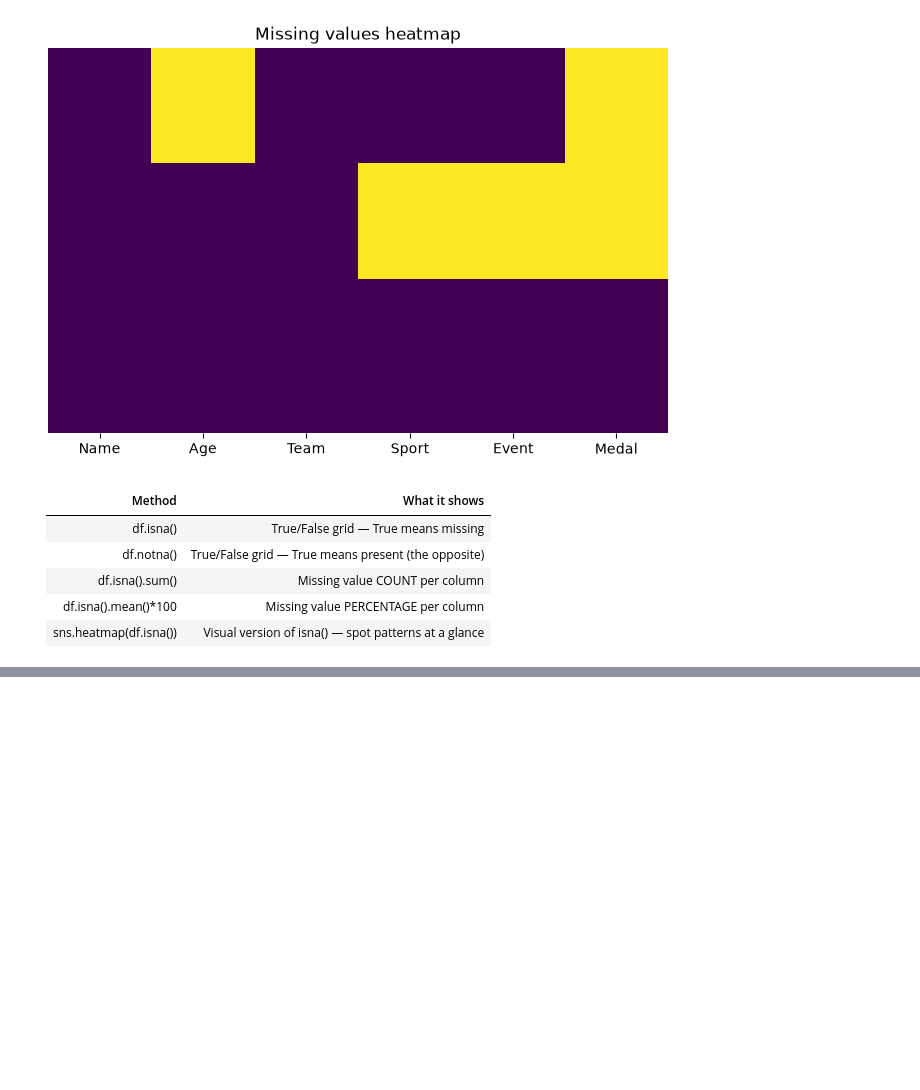
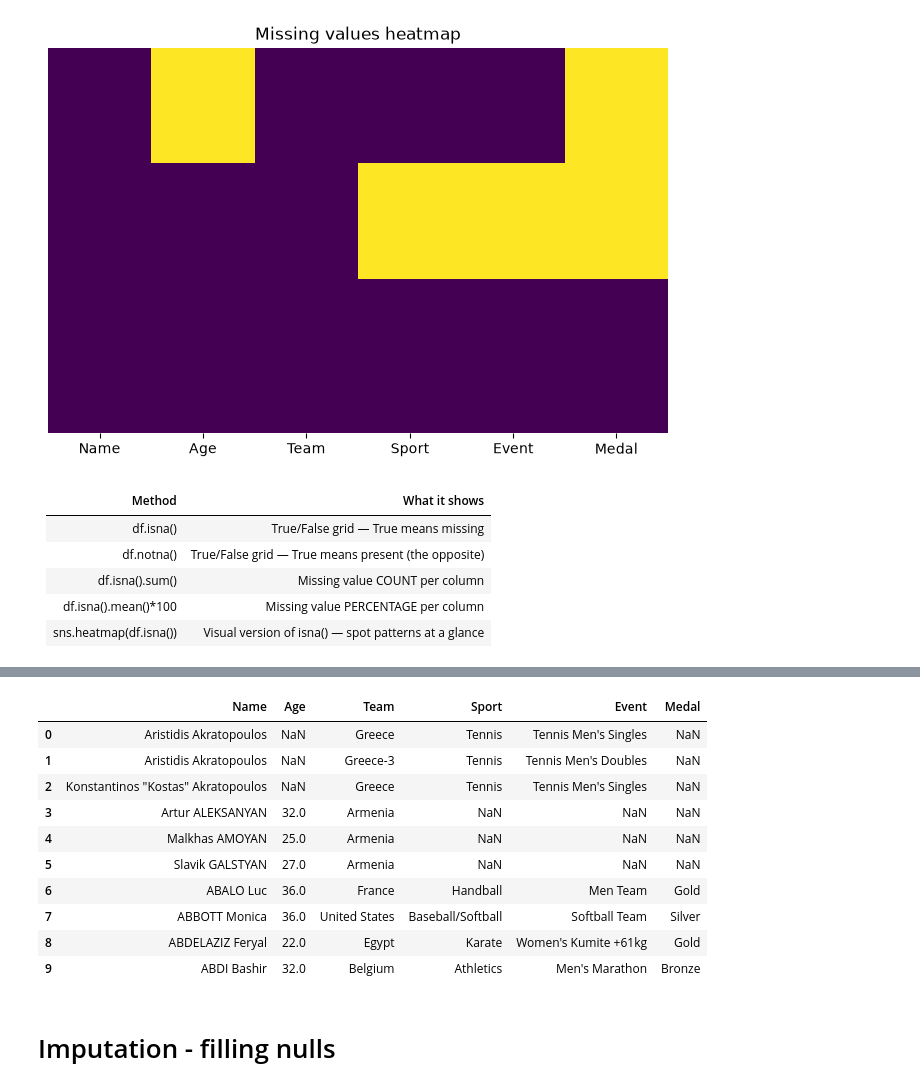
Before and after one commit to Ramya-101999/Python-Class, a Jupyter notebook: Data Cleaning 1 .ipynb, the cells around one changed output, grey strips where cells are left out. Cells and saved outputs as stored; diff of their text form; code cells hidden in the pictures; blank space fills up the shorter version.

```diff
--- a/Data Cleaning 1 .ipynb
+++ b/Data Cleaning 1 .ipynb
@@ -118,0 +121,9 @@ plt.show()
+# %%
+# Dropping:
+
+# syntax - df.dropna(axis=0, thresh=None, subset=None, how='any')
+
+pd.set_option("display.max_columns",None)
+sample.dropna()
+
+# here only 4 completely full rows survive - it dropped the rows which did not have medal
@@ -118,0 +181,18 @@ plt.show()
+# %%
+# how
+
+sample.dropna(how='all')
+# %% [output]
+|  | Name | Age | Team | Sport | Event | Medal |
+| 0 | Aristidis Akratopoulos | NaN | Greece | Tennis | Tennis Men's Singles | NaN |
+| 1 | Aristidis Akratopoulos | NaN | Greece-3 | Tennis | Tennis Men's Doubles | NaN |
+| 2 | Konstantinos "Kostas" Akratopoulos | NaN | Greece | Tennis | Tennis Men's Singles | NaN |
+| 3 | Artur ALEKSANYAN | 32.0 | Armenia | NaN | NaN | NaN |
+| 4 | Malkhas AMOYAN | 25.0 | Armenia | NaN | NaN | NaN |
+| 5 | Slavik GALSTYAN | 27.0 | Armenia | NaN | NaN | NaN |
+| 6 | ABALO Luc | 36.0 | France | Handball | Men Team | Gold |
+| 7 | ABBOTT Monica | 36.0 | United States | Baseball/Softball | Softball Team | Silver |
+| 8 | ABDELAZIZ Feryal | 22.0 | Egypt | Karate | Women's Kumite +61kg | Gold |
+| 9 | ABDI Bashir | 32.0 | Belgium | Athletics | Men's Marathon | Bronze |
+# %% [markdown]
+# Imputation - filling nulls
```
Also changed, not shown: parts of 11 cells of this notebook.
